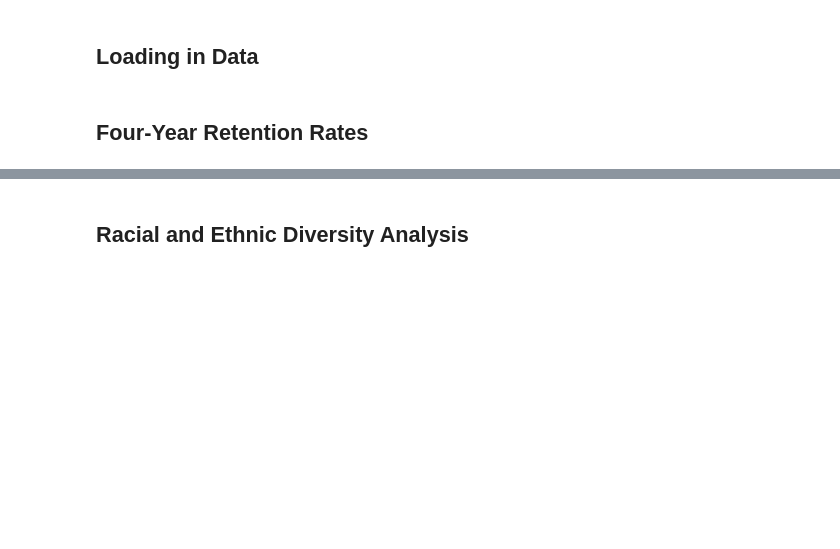
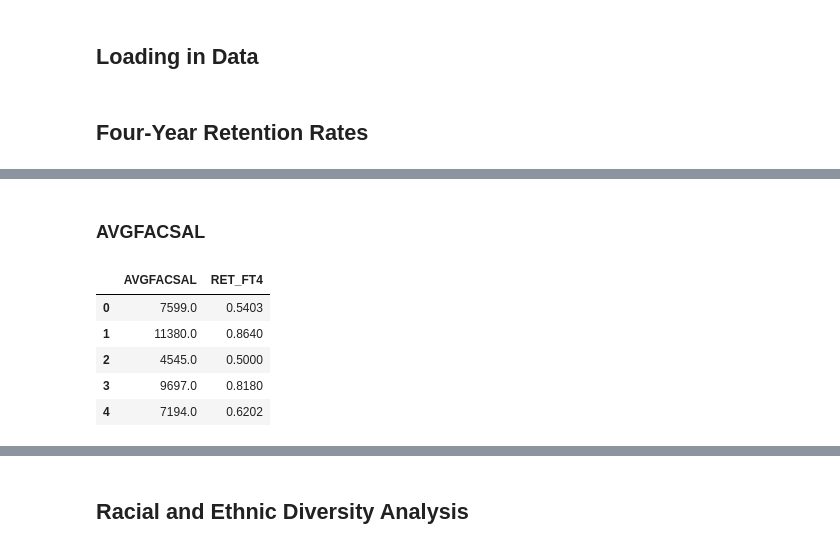
Before and after one commit to UCB-stat-159-s23/project-Group11, a Jupyter notebook: Prediction_Analysis.ipynb, the cells around one changed output, grey strips where cells are left out. Cells and saved outputs as stored; diff of their text form; code cells hidden in the pictures; blank space fills up the shorter version.

```diff
--- a/Prediction_Analysis.ipynb
+++ b/Prediction_Analysis.ipynb
@@ -33,0 +167,12 @@ data = data.drop('Unnamed: 0', axis=1)
+# %% [markdown]
+### AVGFACSAL
+# %%
+AVGFACSAL_FT4 = filtered_df_two_columns(data, 'AVGFACSAL', 'RET_FT4')
+AVGFACSAL_FT4.head()
+# %% [output]
+|  | AVGFACSAL | RET_FT4 |
+| 0 | 7599.0 | 0.5403 |
+| 1 | 11380.0 | 0.8640 |
+| 2 | 4545.0 | 0.5000 |
+| 3 | 9697.0 | 0.8180 |
+| 4 | 7194.0 | 0.6202 |
```
Also changed, not shown: parts of 19 cells of this notebook.
